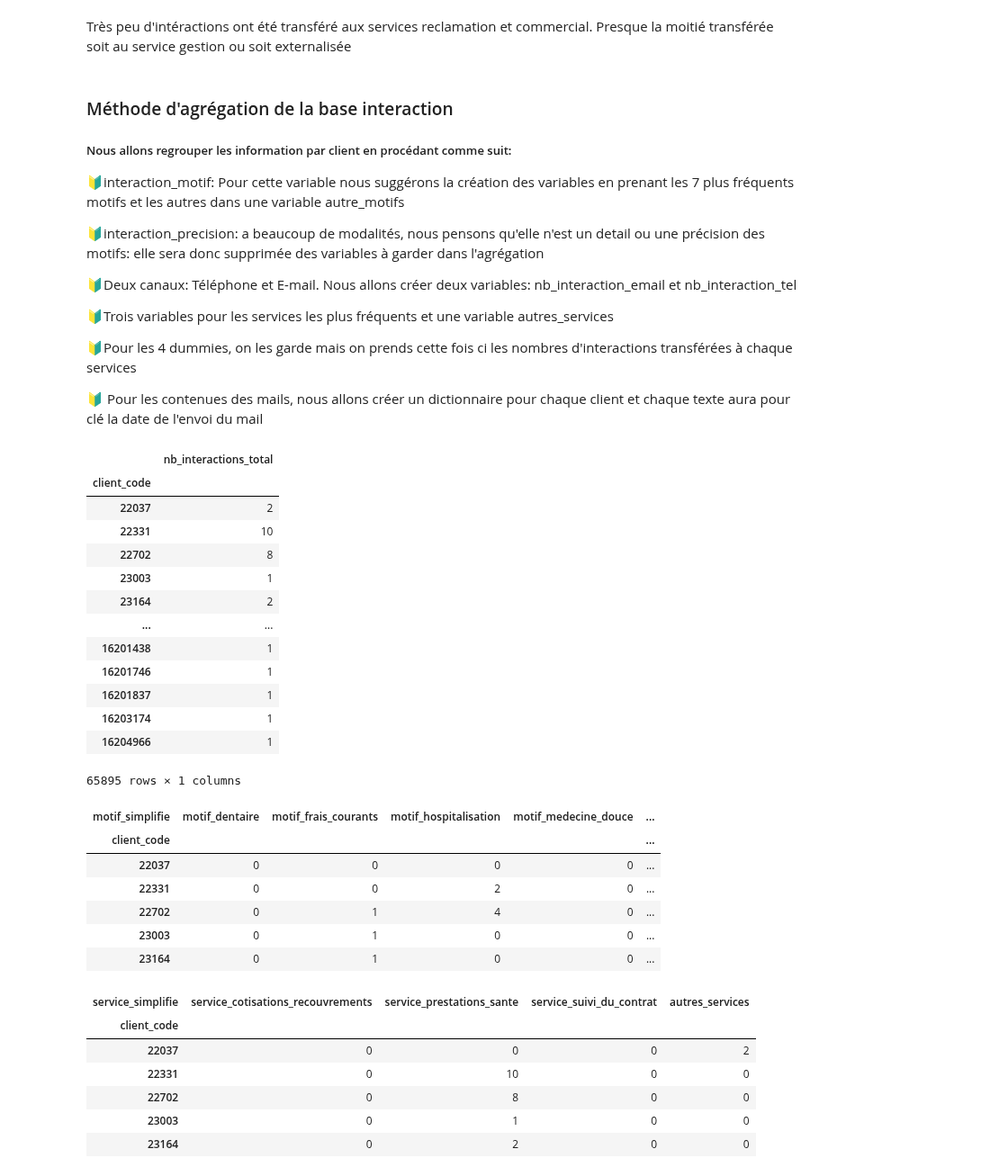
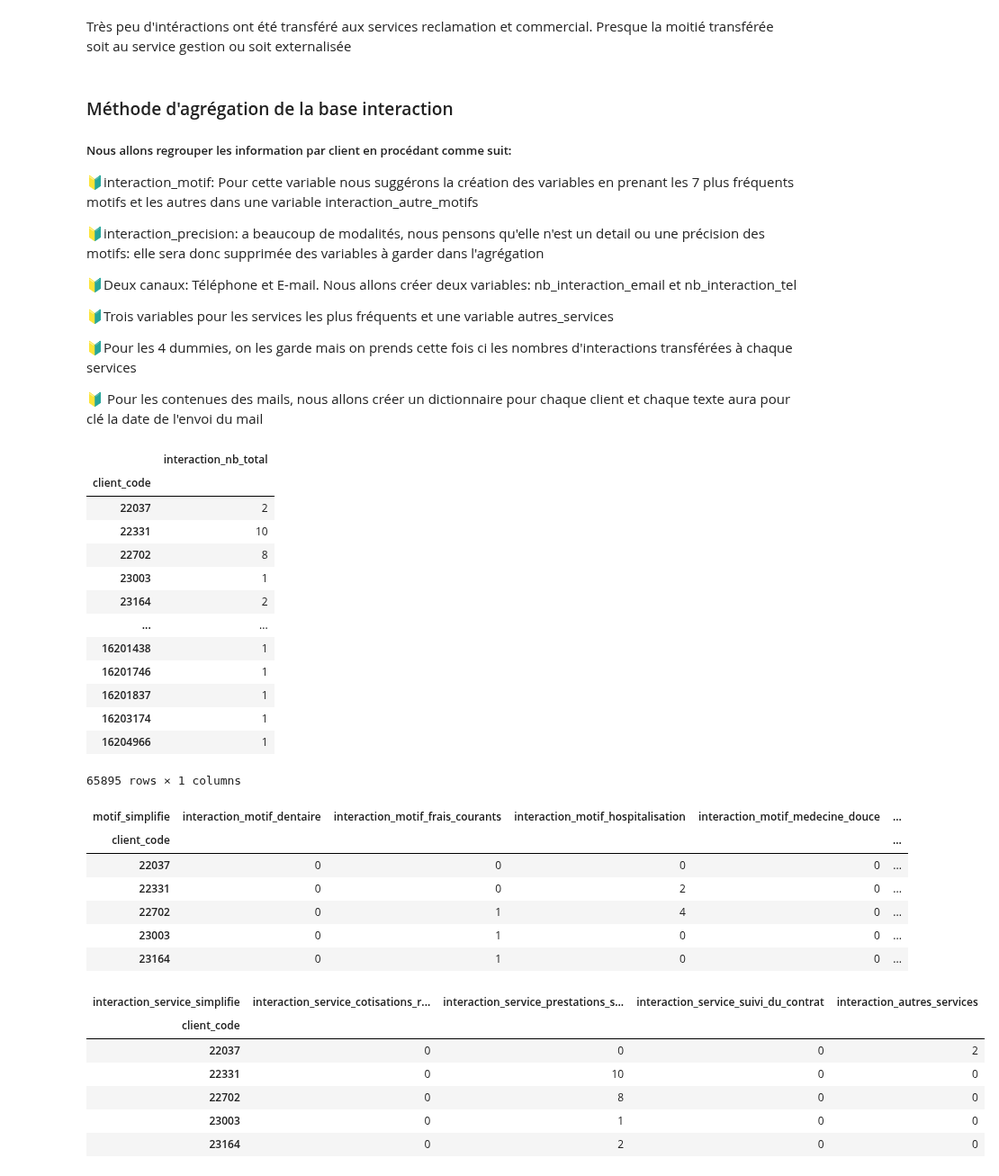
Before and after one commit to kellybourbon2/Alptis-churn-prediction, a Jupyter notebook: aggregation_interactions.ipynb, the cells around one changed output. Shown at 90% size. Drawn from its saved outputs; the diff is of its cells as text; code cells hidden in the pictures.

Commit message:
update nom des colonnes dans impaye, interactions

```diff
--- a/aggregation_interactions.ipynb
+++ b/aggregation_interactions.ipynb
@@ -352,7 +352,7 @@ Presque la moitié transférée soit au service gestion ou soit externalisée
 
 ##### Nous allons regrouper les information par client en procédant comme suit:
 
-  🔰interaction_motif: Pour cette variable nous suggérons la création des variables en prenant les 7 plus fréquents motifs et les autres dans une variable autre_motifs
+  🔰interaction_motif: Pour cette variable nous suggérons la création des variables en prenant les 7 plus fréquents motifs et les autres dans une variable interaction_autre_motifs
 
   🔰interaction_precision: a beaucoup de modalités, nous pensons qu'elle n'est un detail ou une précision des motifs: elle sera donc supprimée des variables à garder dans l'agrégation
 
@@ -364,15 +364,15 @@ Presque la moitié transférée soit au service gestion ou soit externalisée
 
   🔰 Pour les contenues des mails, nous allons créer un dictionnaire pour chaque client et chaque texte aura pour clé la date de l'envoi du mail
 # %%
-nb_interactions_total = (
+interaction_nb_total = (
     df_interaction
     .groupby("client_code")
     .size()
-    .to_frame("nb_interactions_total")
+    .to_frame("interaction_nb_total")
 )
-nb_interactions_total
+interaction_nb_total
 # %% [output]
-|  | nb_interactions_total |
+|  | interaction_nb_total |
 | client_code |  |
 | 22037 | 2 |
 | 22331 | 10 |
@@ -406,7 +406,7 @@ top7 = [
 
 # 2. Création de la variable "motif_simplifie"
 df["motif_simplifie"] = df["interaction_motif"].apply(
-    lambda x: x if x in top7 else "autres_motifs"
+    lambda x: x if x in top7 else "interaction_motif_autre"
 )
 
 # 3. Création du dataframe final directement rempli
@@ -418,20 +418,20 @@ df_motif = (
 
 # 4. Renommage des colonnes
 df_motif = df_motif.rename(columns={
-    "Frais courants": "motif_frais_courants",
-    "Dentaire": "motif_dentaire",
-    "Hospitalisation": "motif_hospitalisation",
-    "Télétransmission": "motif_teletransmission",
-    "Médecine douce": "motif_medecine_douce",
-    "Tiers payant": "motif_tiers_payant",
-    "Optique": "motif_optique",
-    "autres_motifs": "autres_motifs"
+    "Frais courants": "interaction_motif_frais_courants",
+    "Dentaire": "interaction_motif_dentaire",
+    "Hospitalisation": "interaction_motif_hospitalisation",
+    "Télétransmission": "interaction_motif_teletransmission",
+    "Médecine douce": "interaction_motif_medecine_douce",
+    "Tiers payant": "interaction_motif_tiers_payant",
+    "Optique": "interaction_motif_optique",
+    "interaction_motif_autre": "interaction_motif_autre"
 })
 
 # Résultat
 df_motif.head()
 # %% [output]
-| motif_simplifie | motif_dentaire | motif_frais_courants | motif_hospitalisation | motif_medecine_douce | ... |
+| motif_simplifie | interaction_motif_dentaire | interaction_motif_frais_courants | interaction_motif_hospitalisation | interaction_motif_medecine_douce | ... |
 | client_code |  |  |  |  | ... |
 | 22037 | 0 | 0 | 0 | 0 | ... |
 | 22331 | 0 | 0 | 2 | 0 | ... |
@@ -441,41 +441,41 @@ df_motif.head()
 # %%
 # =====================================================
 # CREATION DU DATAFRAME df_service (4 VARIABLES)
 # =====================================================
 
 df = df_interaction.copy()
 
 # 1. Les 3 services principaux
 top3_services = [
     "Prestations santé",
     "Suivi du contrat",
     "Cotisations & Recouvrements"
 ]
 
 # 2. Création de la variable simplifiée
-df["service_simplifie"] = df["interaction_service"].apply(
-    lambda x: x if x in top3_services else "autres_services"
+df["interaction_service_simplifie"] = df["interaction_service"].apply(
+    lambda x: x if x in top3_services else "interaction_autres_services"
 )
 
 # 3. Comptage par client + service
 df_service = (
-    df.groupby(["client_code", "service_simplifie"])
+    df.groupby(["client_code", "interaction_service_simplifie"])
       .size()
       .unstack(fill_value=0)
 )
 
 # 4. Renommage manuel des colonnes
 df_service = df_service.rename(columns={
-    "Prestations santé": "service_prestations_sante",
-    "Suivi du contrat": "service_suivi_du_contrat",
-    "Cotisations & Recouvrements": "service_cotisations_recouvrements",
-    "autres_services": "autres_services"
+    "Prestations santé": "interaction_service_prestations_sante",
+    "Suivi du contrat": "interaction_service_suivi_du_contrat",
+    "Cotisations & Recouvrements": "interaction_service_cotisations_recouvrements",
+    "interaction_autres_services": "interaction_autres_services"
 })
 
 # 5. Vérification
 df_service.head()
 # %% [output]
-| service_simplifie | service_cotisations_recouvrements | service_prestations_sante | service_suivi_du_contrat | autres_services |
+| interaction_service_simplifie | interaction_service_cotisations_r... | interaction_service_prestations_s... | interaction_service_suivi_du_contrat | interaction_autres_services |
 | client_code |  |  |  |  |
 | 22037 | 0 | 0 | 0 | 2 |
 | 22331 | 0 | 10 | 0 | 0 |
```
Also changed, not shown: parts of 14 cells of this notebook, 3 other files.
